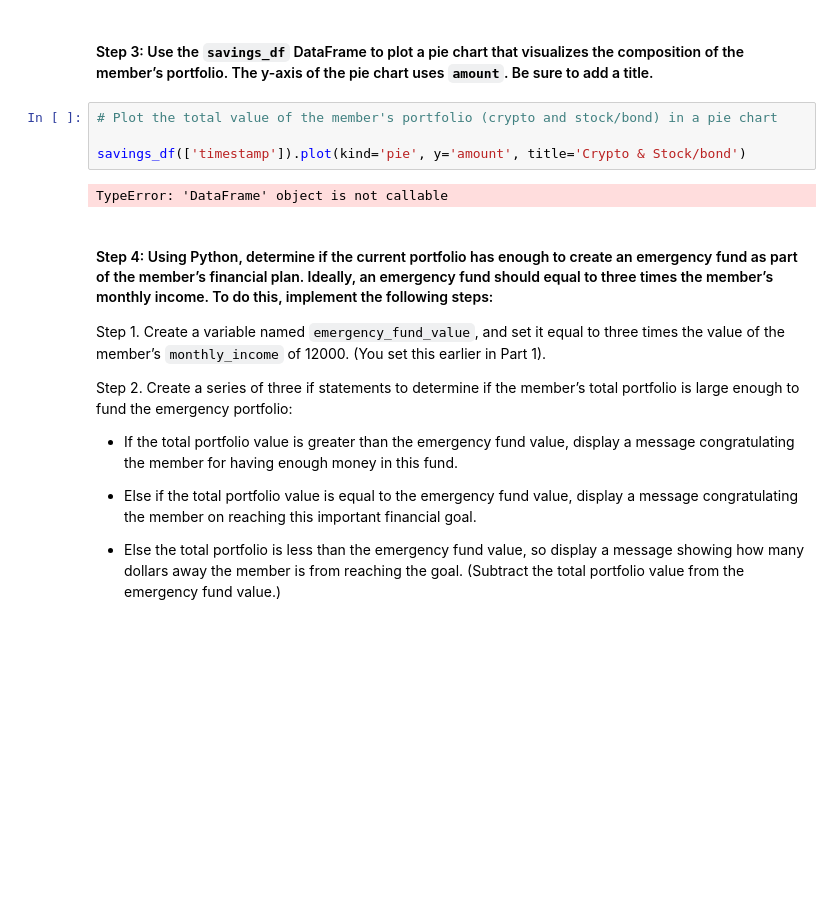
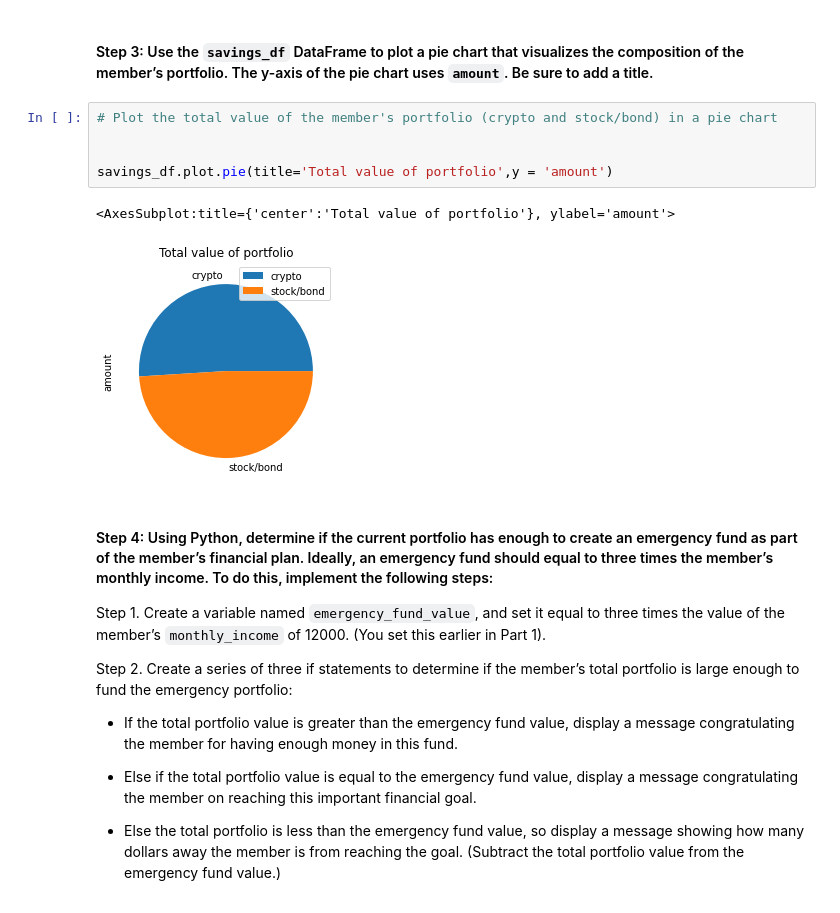
Before and after one commit to JL7788/Financial-Planner, a Jupyter notebook: financial_planning_tools.ipynb, the cells around one changed output. Saved outputs shown, nothing was run; the diff lists cells and outputs as text; blank space fills up the shorter version.

```diff
--- a/financial_planning_tools.ipynb
+++ b/financial_planning_tools.ipynb
@@ -394,9 +383,11 @@ display(savings_df)
 # %%
 # Plot the total value of the member's portfolio (crypto and stock/bond) in a pie chart
 
-savings_df(['timestamp']).plot(kind='pie', y='amount', title='Crypto & Stock/bond')
+
+savings_df.plot.pie(title='Total value of portfolio',y = 'amount')
 # %% [output]
-TypeError: 'DataFrame' object is not callable
+<AxesSubplot:title={'center':'Total value of portfolio'}, ylabel='amount'>
+[figure, added]
 # %% [markdown]
 #### Step 4: Using Python, determine if the current portfolio has enough to create an emergency fund as part of the member’s financial plan. Ideally, an emergency fund should equal to three times the member’s monthly income. To do this, implement the following steps:
 
```
Also changed, not shown: parts of 23 cells of this notebook, 1 other file.
